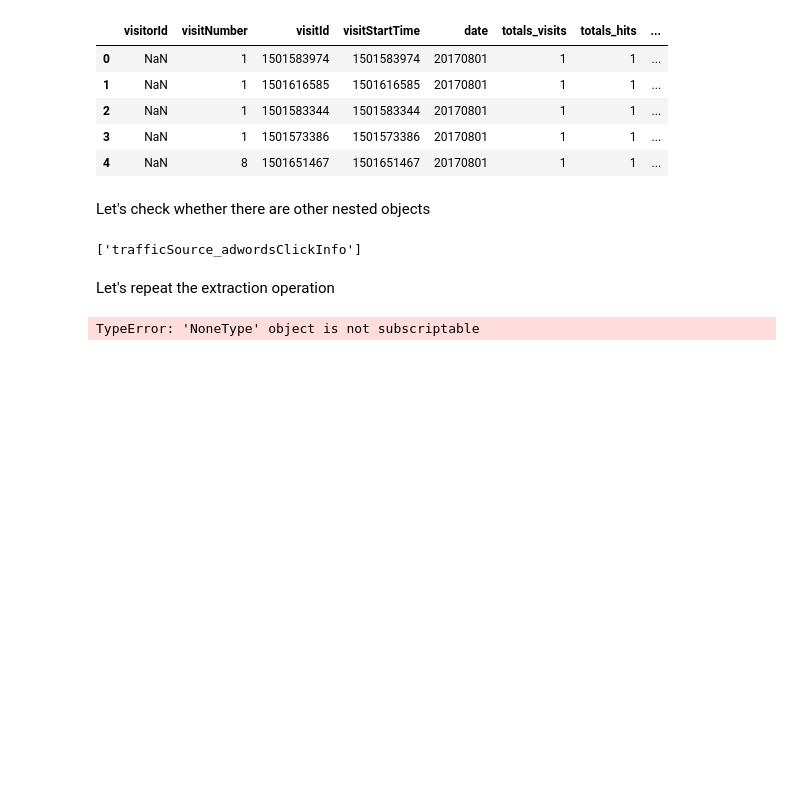
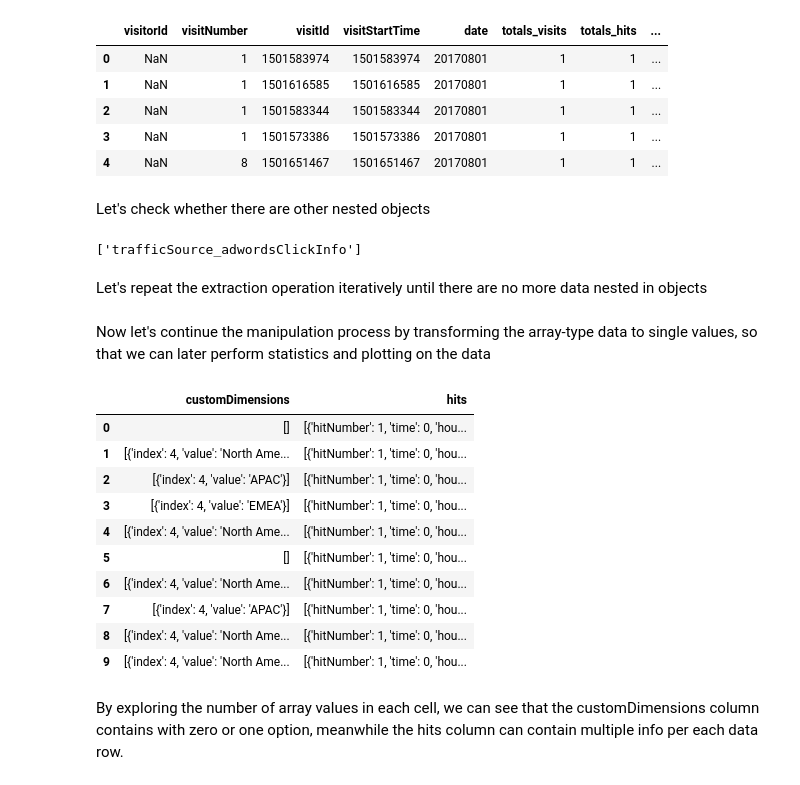
Before and after one commit to lamparelli/analytics_eda, a Jupyter notebook: eda.ipynb, the cells around one changed output. Cells and saved outputs as stored; diff of their text form; code cells hidden in the pictures; blank space fills up the shorter version.

```diff
--- a/eda.ipynb
+++ b/eda.ipynb
@@ -110,11 +109,9 @@ objCols
 # %% [output]
 ['trafficSource_adwordsClickInfo']
 # %% [markdown]
-Let's repeat the extraction operation
+Let's repeat the extraction operation iteratively until there are no more data nested in objects
 # %%
 while (len(objCols) > 0):
     for col in objCols:
-        utilities.extractNestedObjectData(formattedData, col)
-    objCols = utilities.getListOfObjectColumns(formattedData)
+        utilities.extractNestedObjectData(data, col)
+    objCols = utilities.getListOfObjectColumns(data)
-# %% [output]
-TypeError: 'NoneType' object is not subscriptable
@@ -122,0 +118,20 @@ TypeError: 'NoneType' object is not subscriptable
+# %% [markdown]
+Now let's continue the manipulation process by transforming the array-type data to single values, so that we can later perform statistics and plotting on the data
+# %%
+pd.set_option('display.max_colwidth', 250)
+arrayCols = utilities.getListOfArrayColumns(data)
+data[arrayCols].head(10)
+# %% [output]
+|  | customDimensions | hits |
+| 0 | [] | [{'hitNumber': 1, 'time': 0, 'hou... |
+| 1 | [{'index': 4, 'value': 'North Ame... | [{'hitNumber': 1, 'time': 0, 'hou... |
+| 2 | [{'index': 4, 'value': 'APAC'}] | [{'hitNumber': 1, 'time': 0, 'hou... |
+| 3 | [{'index': 4, 'value': 'EMEA'}] | [{'hitNumber': 1, 'time': 0, 'hou... |
+| 4 | [{'index': 4, 'value': 'North Ame... | [{'hitNumber': 1, 'time': 0, 'hou... |
+| 5 | [] | [{'hitNumber': 1, 'time': 0, 'hou... |
+| 6 | [{'index': 4, 'value': 'North Ame... | [{'hitNumber': 1, 'time': 0, 'hou... |
+| 7 | [{'index': 4, 'value': 'APAC'}] | [{'hitNumber': 1, 'time': 0, 'hou... |
+| 8 | [{'index': 4, 'value': 'North Ame... | [{'hitNumber': 1, 'time': 0, 'hou... |
+| 9 | [{'index': 4, 'value': 'North Ame... | [{'hitNumber': 1, 'time': 0, 'hou... |
+# %% [markdown]
+By exploring the number of array values in each cell, we can see that the customDimensions column contains with zero or one option, meanwhile the hits column can contain multiple info per each data row.
```
Also changed, not shown: parts of 18 cells of this notebook, 1 other file.
